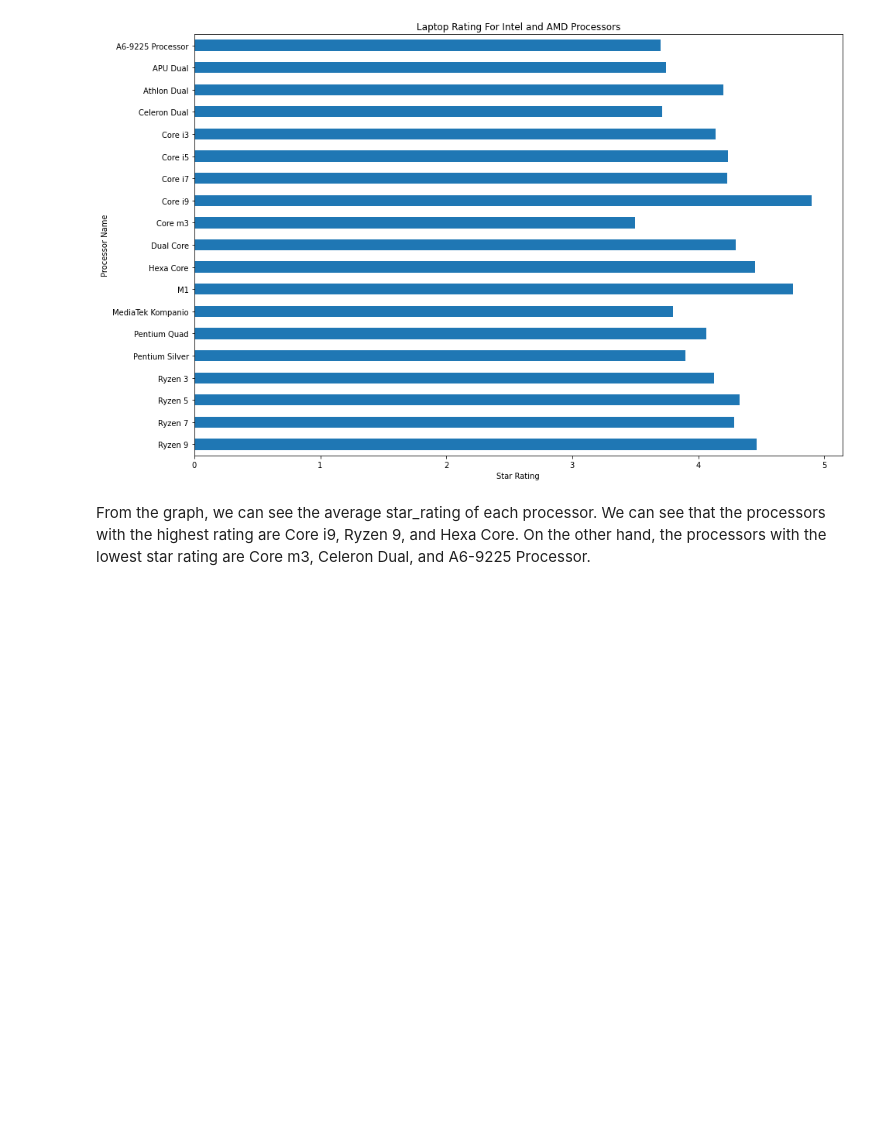
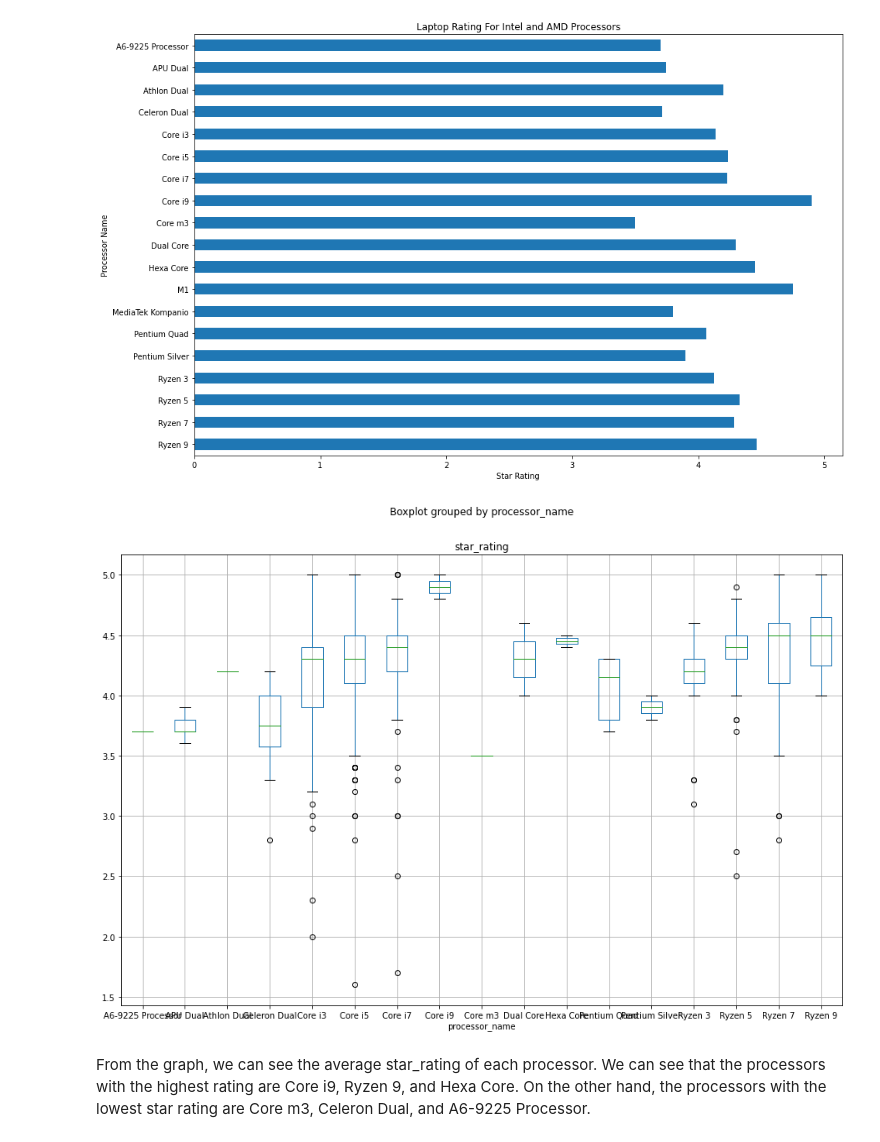
Before and after one commit to AureliusLim/csmodel-phase1, a Jupyter notebook: main_notebook.ipynb, the cells around one changed output. Saved outputs shown, nothing was run; the diff lists cells and outputs as text; code cells hidden in the pictures; blank space fills up the shorter version.

```diff
--- a/main_notebook.ipynb
+++ b/main_notebook.ipynb
@@ -349,6 +355,11 @@ plt.title('Laptop Rating For Intel and AMD Processors')
 # %% [output]
 Text(0.5, 1.0, 'Laptop Rating For Intel and AMD Processors')
 [figure]
+# %%
+pname_df.boxplot("star_rating", by="processor_name",figsize=(1,10))
+plt.show()
+# %% [output]
+[figure, added]
 # %% [markdown]
 From the graph, we can see the average star_rating of each processor. We can see that the processors with the highest rating are Core i9, Ryzen 9, and Hexa Core. On the other hand, the processors with the lowest star rating are Core m3, Celeron Dual, and A6-9225 Processor.
 # %% [markdown]
```
Also changed, not shown: parts of 2 cells of this notebook.
